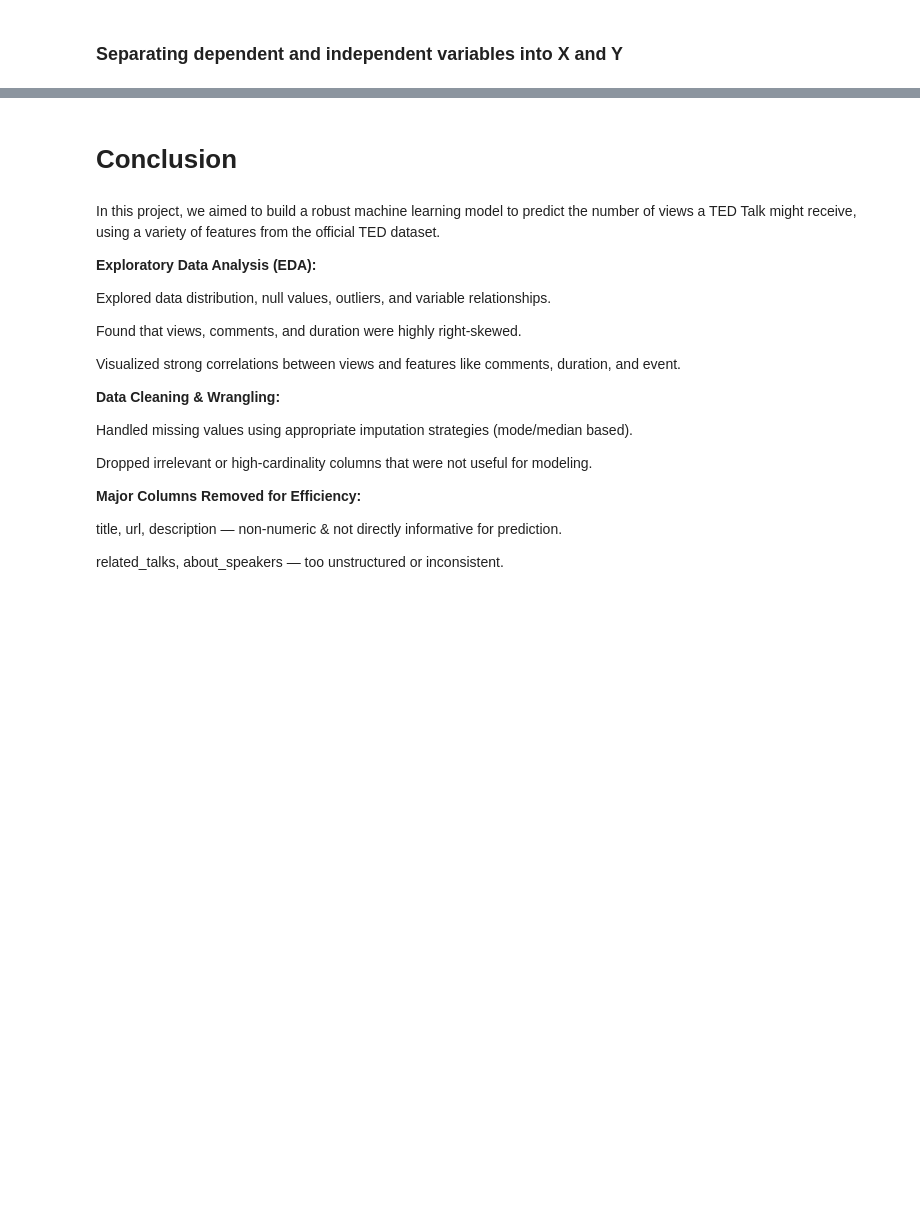
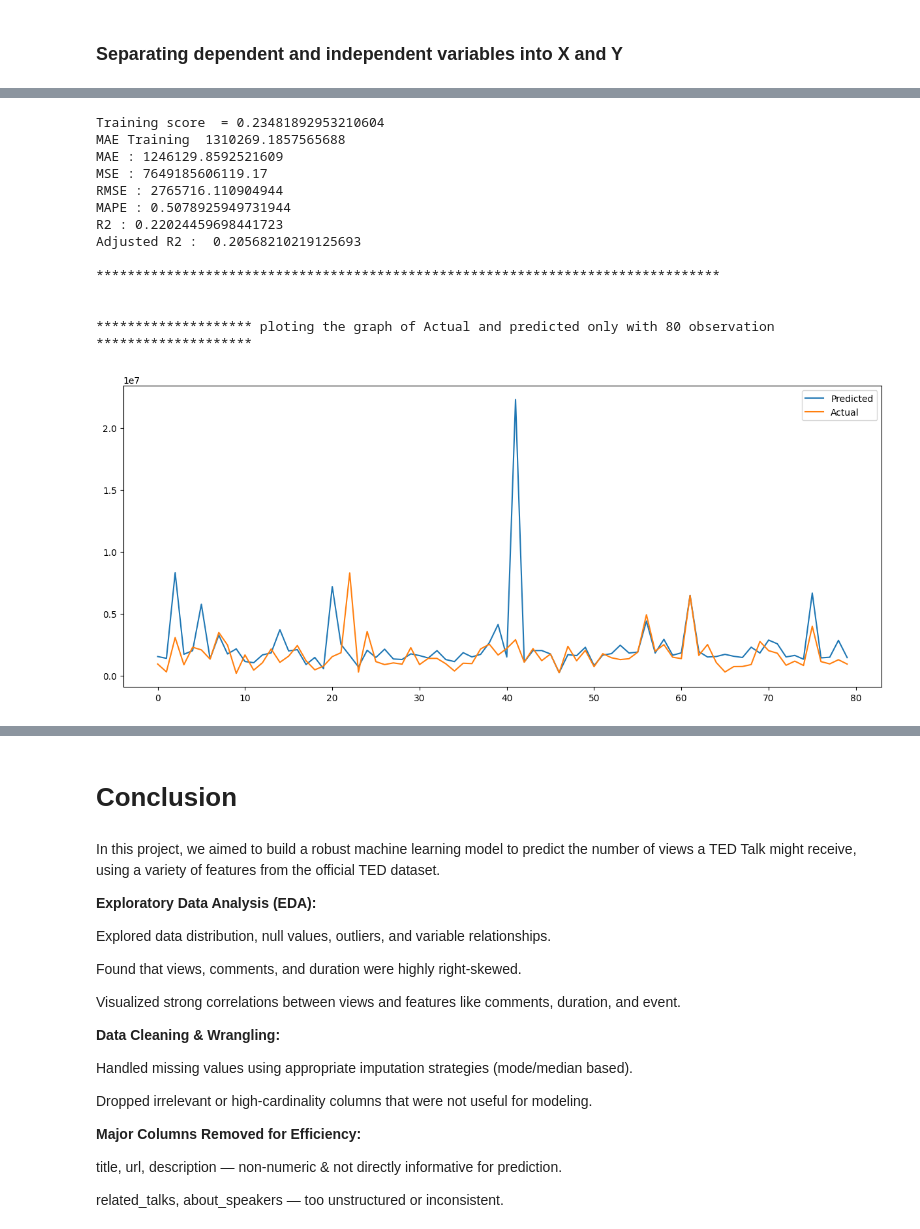
Before and after one commit to drishtigoel083/TedTalksPredictionModel, a Jupyter notebook: Ted_Talk_Views_Prediction.ipynb, the cells around one changed output, grey strips where cells are left out. Drawn from its saved outputs; the diff is of its cells as text; code cells hidden in the pictures; blank space fills up the shorter version.

```diff
--- a/Ted_Talk_Views_Prediction.ipynb
+++ b/Ted_Talk_Views_Prediction.ipynb
@@ -1117,0 +936,17 @@ Suitable for both regression and classification tasks.
+# %%
+score_metrix(lasso_cv,x_train,x_test,y_train,y_test)
+# %% [output]
+Training score  = 0.23481892953210604
+MAE Training  1310269.1857565688
+MAE : 1246129.8592521609
+MSE : 7649185606119.17
+RMSE : 2765716.110904944
+MAPE : 0.5078925949731944
+R2 : 0.22024459698441723
+Adjusted R2 :  0.20568210219125693
+
+********************************************************************************
+
+
+******************** ploting the graph of Actual and predicted only with 80 observation ********************
+[figure, added]
```
Also changed, not shown: parts of 71 cells of this notebook.
